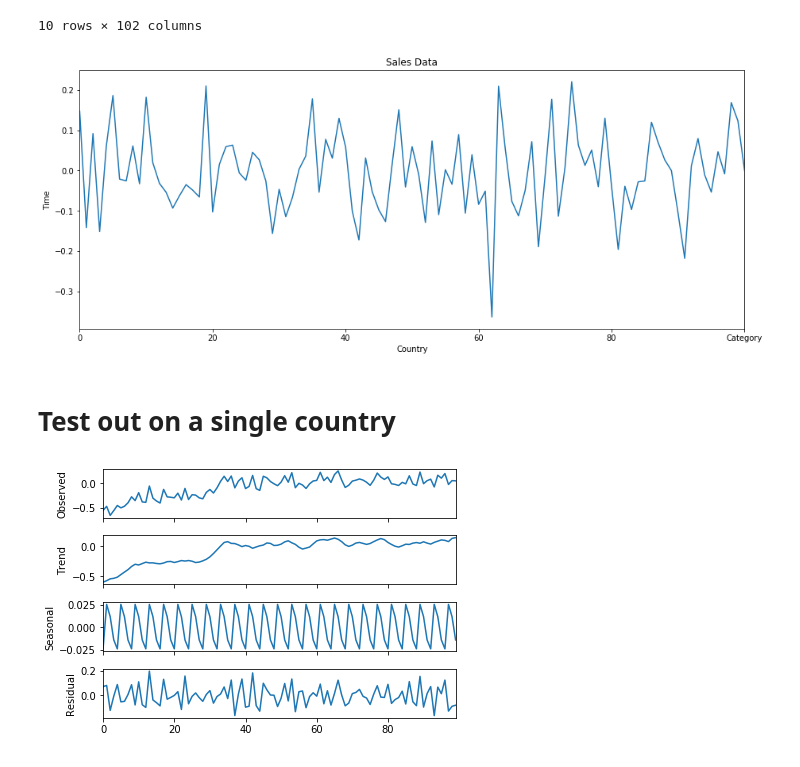
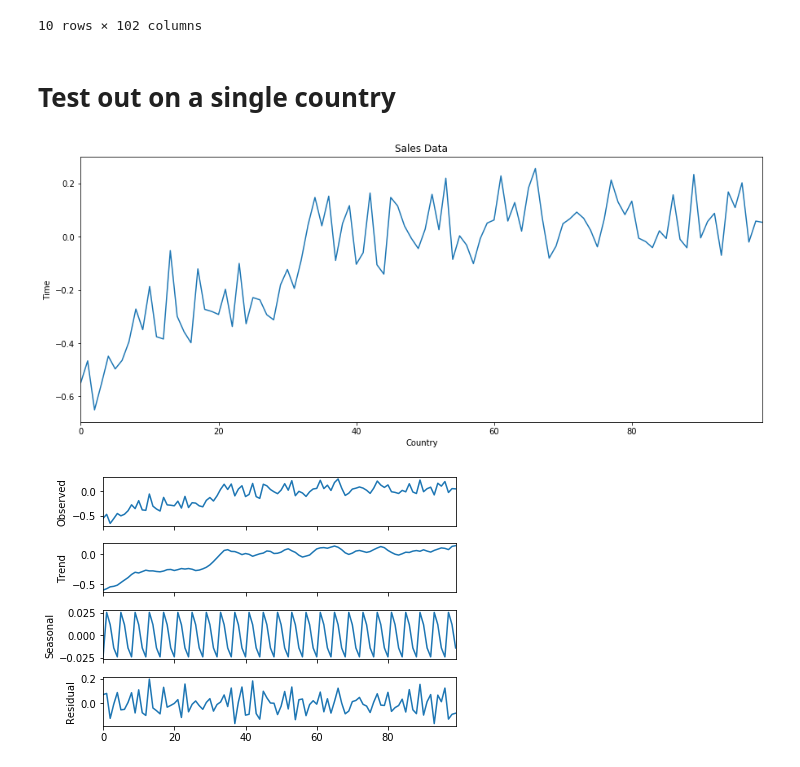
Before and after one commit to vipulpopat/ET5003-Assignment-4, a Jupyter notebook: Rough Work.ipynb, the cells around one changed output. Cells and saved outputs as stored; diff of their text form; code cells hidden in the pictures.

Commit message:
Cleaned up single country impl

```diff
--- a/Rough Work.ipynb
+++ b/Rough Work.ipynb
@@ -23,12 +23,14 @@ data.head(10)
 | 8 | 128 | 0.984083 | 0.938459 | 0.956299 | 0.922269 | 1.078399 | 1.107597 | 0.983515 | 1.222726 | 1.049279 | ... | ... |
 | 9 | 129 | -0.056781 | 0.053274 | 0.033048 | 0.010449 | 0.101132 | -0.055987 | -0.045404 | 0.012941 | -0.047868 | ... | ... |
 10 rows × 102 columns
-# %%
-ax = data.iloc[0, data.columns != 'Id'].plot(figsize = (15,6), title="Sales Data", legend = False)
-ax.set(xlabel="Country", ylabel="Time")
-plt.show()
-# %% [output]
-[figure, removed]
 # %% [markdown]
 # Test out on a single country
+# %%
+country_id = 2
+
+ax = data.iloc[country_id,1:101].plot(figsize = (15,6), title="Sales Data", legend = False)
+ax.set(xlabel="Country", ylabel="Time")
+plt.show()
+# %% [output]
+[figure, added]
 # %%
```
Also changed, not shown: parts of 5 cells of this notebook.
